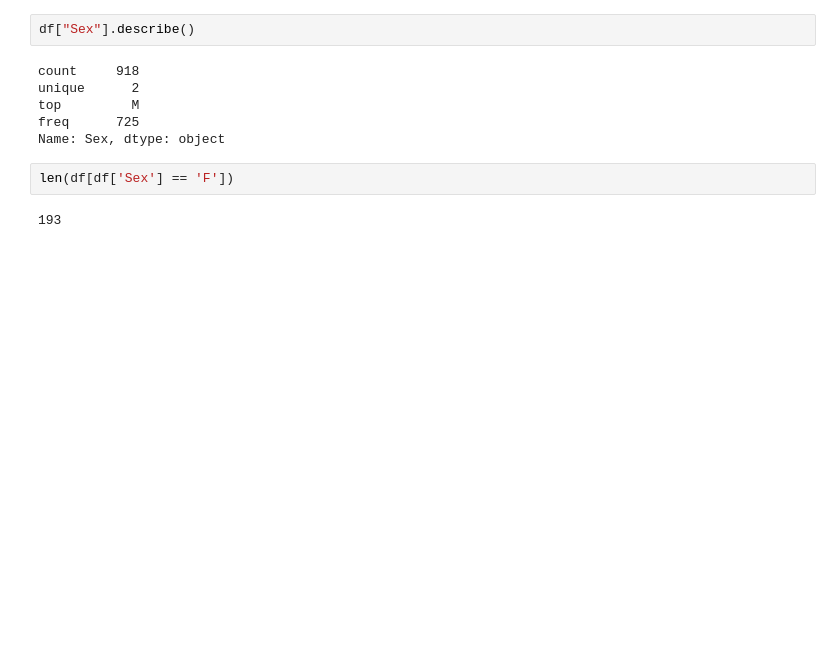
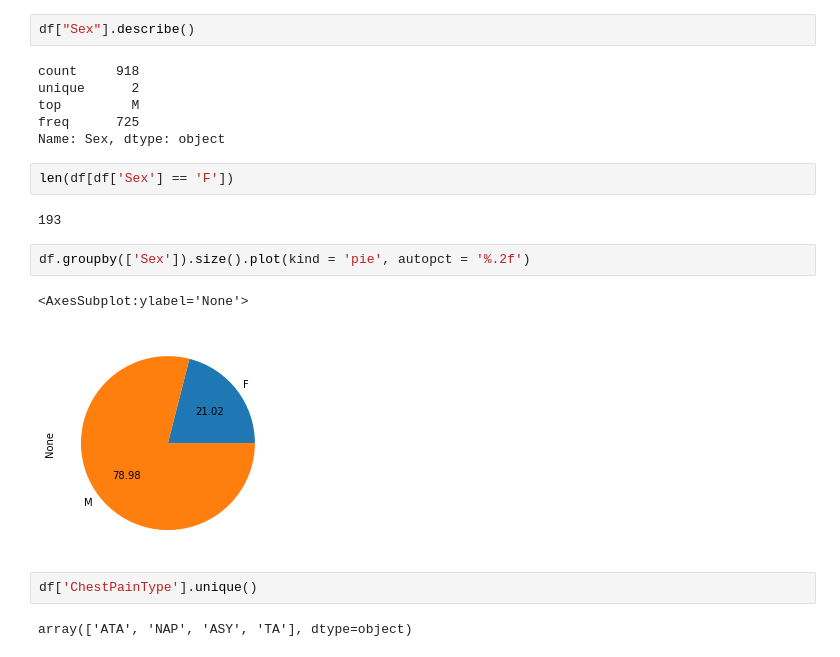
Before and after one commit to AbhishekWaghchaure/PythonBootCamp, a Jupyter notebook: DataVisualization/HeartDisease -Exploratory Data Analysis.ipynb, the cells around one changed output. Cells and saved outputs as stored; diff of their text form; blank space fills up the shorter version.

Commit message:
Exploratory Data Analysis Pie Chart learned

```diff
--- a/DataVisualization/HeartDisease -Exploratory Data Analysis.ipynb
+++ b/DataVisualization/HeartDisease -Exploratory Data Analysis.ipynb
@@ -59,3 +59,12 @@ Name: Sex, dtype: object
 len(df[df['Sex'] == 'F'])
 # %% [output]
 193
+# %%
+df.groupby(['Sex']).size().plot(kind = 'pie', autopct = '%.2f')
+# %% [output]
+<AxesSubplot:ylabel='None'>
+[figure, added]
+# %%
+df['ChestPainType'].unique()
+# %% [output]
+array(['ATA', 'NAP', 'ASY', 'TA'], dtype=object)
```
Also changed, not shown: parts of 4 cells of this notebook, 1 other file.
